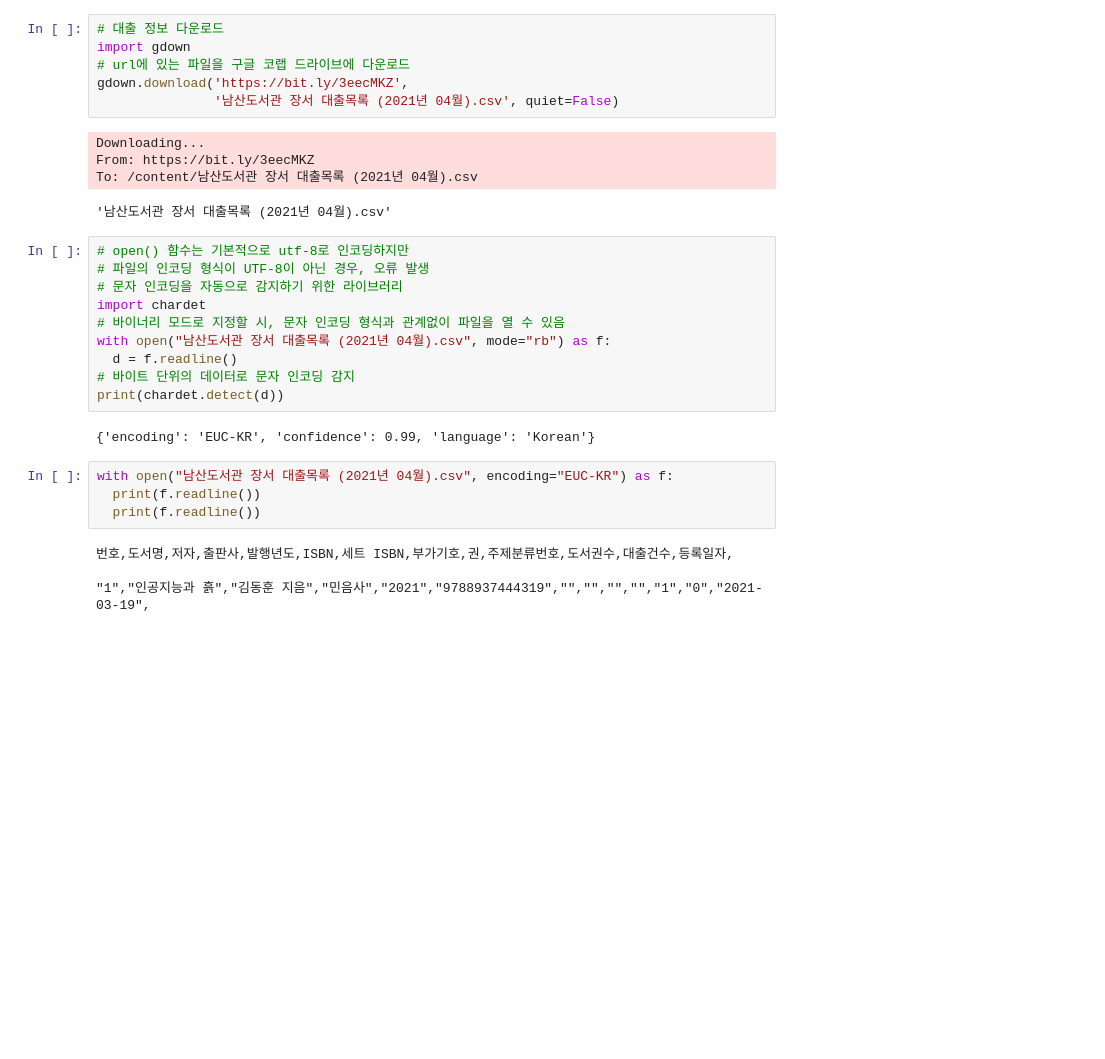
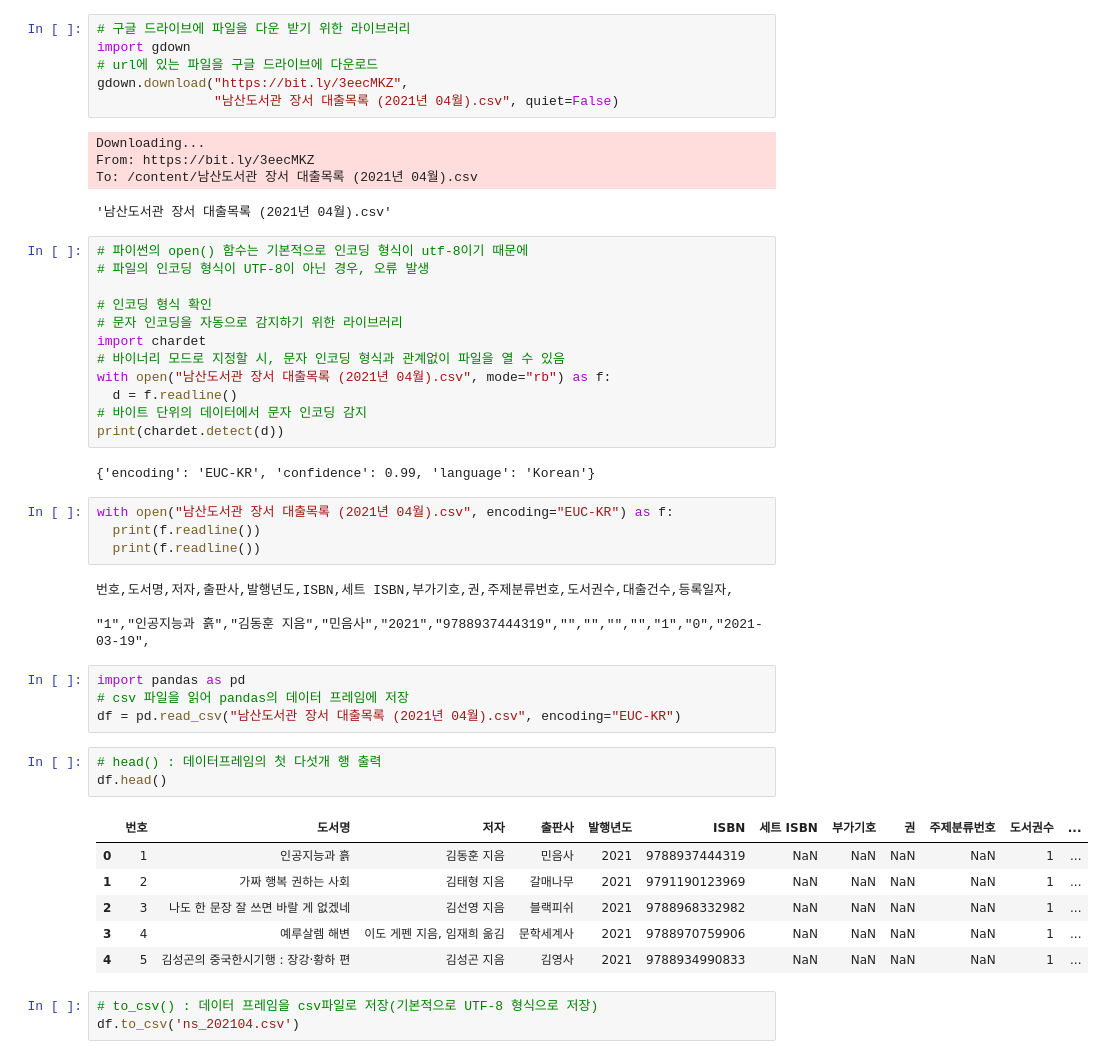
Before and after one commit to hyeonn-06/data_analysis, a Jupyter notebook: ch1.ipynb, the cells around one changed output. Cells and saved outputs as stored; diff of their text form; blank space fills up the shorter version.

```diff
--- a/ch1.ipynb
+++ b/ch1.ipynb
@@ -1,25 +1,27 @@
 # %% [markdown]
 <a href="https://colab.research.google.com/github/hyeonn-06/data_analysis/blob/main/ch1.ipynb" target="_parent"><img src="https://colab.research.google.com/assets/colab-badge.svg" alt="Open In Colab"/></a>
 # %%
-# 대출 정보 다운로드
+# 구글 드라이브에 파일을 다운 받기 위한 라이브러리
 import gdown
-# url에 있는 파일을 구글 코랩 드라이브에 다운로드
-gdown.download('https://bit.ly/3eecMKZ',
-               '남산도서관 장서 대출목록 (2021년 04월).csv', quiet=False)
+# url에 있는 파일을 구글 드라이브에 다운로드
+gdown.download("https://bit.ly/3eecMKZ",
+               "남산도서관 장서 대출목록 (2021년 04월).csv", quiet=False)
 # %% [output]
 Downloading...
 From: https://bit.ly/3eecMKZ
 To: /content/남산도서관 장서 대출목록 (2021년 04월).csv
 '남산도서관 장서 대출목록 (2021년 04월).csv'
 # %%
-# open() 함수는 기본적으로 utf-8로 인코딩하지만
+# 파이썬의 open() 함수는 기본적으로 인코딩 형식이 utf-8이기 때문에
 # 파일의 인코딩 형식이 UTF-8이 아닌 경우, 오류 발생
+
+# 인코딩 형식 확인
 # 문자 인코딩을 자동으로 감지하기 위한 라이브러리
 import chardet
 # 바이너리 모드로 지정할 시, 문자 인코딩 형식과 관계없이 파일을 열 수 있음
 with open("남산도서관 장서 대출목록 (2021년 04월).csv", mode="rb") as f:
   d = f.readline()
-# 바이트 단위의 데이터로 문자 인코딩 감지
+# 바이트 단위의 데이터에서 문자 인코딩 감지
 print(chardet.detect(d))
 # %% [output]
 {'encoding': 'EUC-KR', 'confidence': 0.99, 'language': 'Korean'}
@@ -31,3 +33,20 @@ with open("남산도서관 장서 대출목록 (2021년 04월).csv", encoding="E
 번호,도서명,저자,출판사,발행년도,ISBN,세트 ISBN,부가기호,권,주제분류번호,도서권수,대출건수,등록일자,
 
 "1","인공지능과 흙","김동훈 지음","민음사","2021","9788937444319","","","","","1","0","2021-03-19",
+# %%
+import pandas as pd
+# csv 파일을 읽어 pandas의 데이터 프레임에 저장
+df = pd.read_csv("남산도서관 장서 대출목록 (2021년 04월).csv", encoding="EUC-KR")
+# %%
+# head() : 데이터프레임의 첫 다섯개 행 출력
+df.head()
+# %% [output]
+|  | 번호 | 도서명 | 저자 | 출판사 | 발행년도 | ISBN | 세트 ISBN | 부가기호 | 권 | 주제분류번호 | 도서권수 | ... |
+| 0 | 1 | 인공지능과 흙 | 김동훈 지음 | 민음사 | 2021 | 9788937444319 | NaN | NaN | NaN | NaN | 1 | ... |
+| 1 | 2 | 가짜 행복 권하는 사회 | 김태형 지음 | 갈매나무 | 2021 | 9791190123969 | NaN | NaN | NaN | NaN | 1 | ... |
+| 2 | 3 | 나도 한 문장 잘 쓰면 바랄 게 없겠네 | 김선영 지음 | 블랙피쉬 | 2021 | 9788968332982 | NaN | NaN | NaN | NaN | 1 | ... |
+| 3 | 4 | 예루살렘 해변 | 이도 게펜 지음, 임재희 옮김 | 문학세계사 | 2021 | 9788970759906 | NaN | NaN | NaN | NaN | 1 | ... |
+| 4 | 5 | 김성곤의 중국한시기행 : 장강·황하 편 | 김성곤 지음 | 김영사 | 2021 | 9788934990833 | NaN | NaN | NaN | NaN | 1 | ... |
+# %%
+# to_csv() : 데이터 프레임을 csv파일로 저장(기본적으로 UTF-8 형식으로 저장)
+df.to_csv('ns_202104.csv')
```
Also changed, not shown: parts of 1 cell of this notebook.
